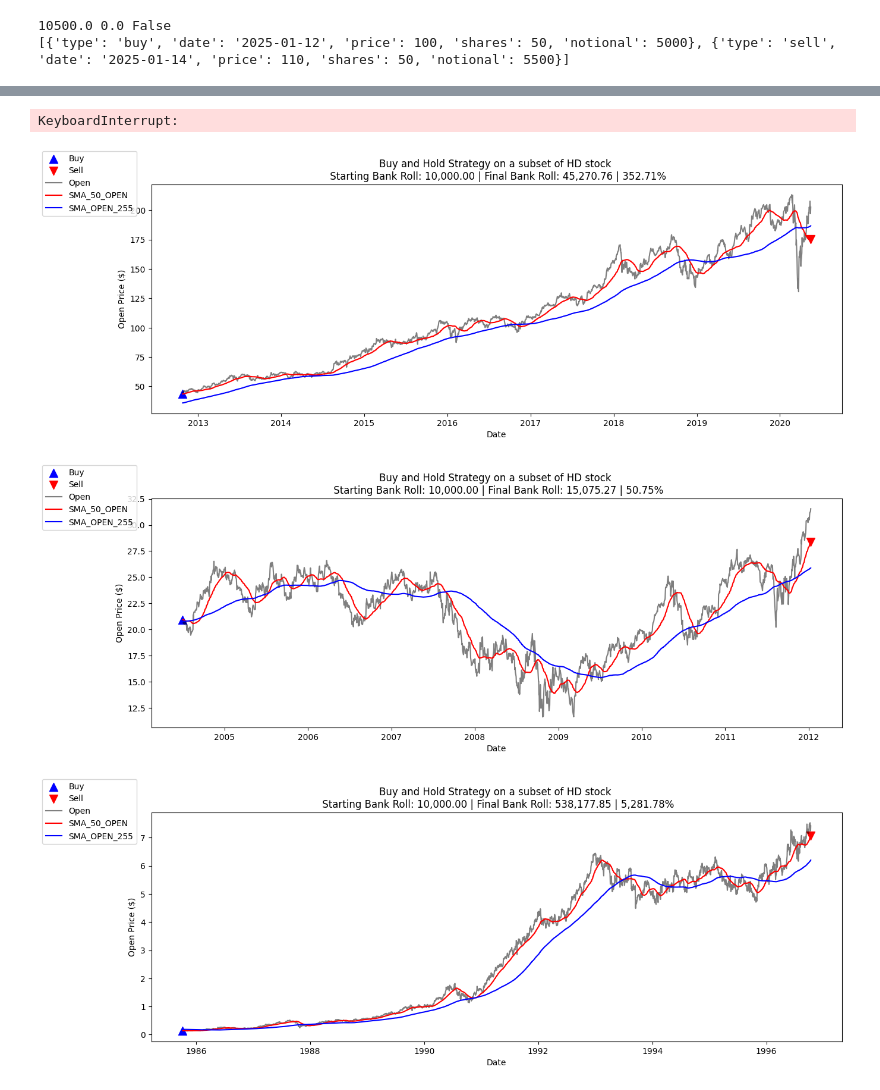
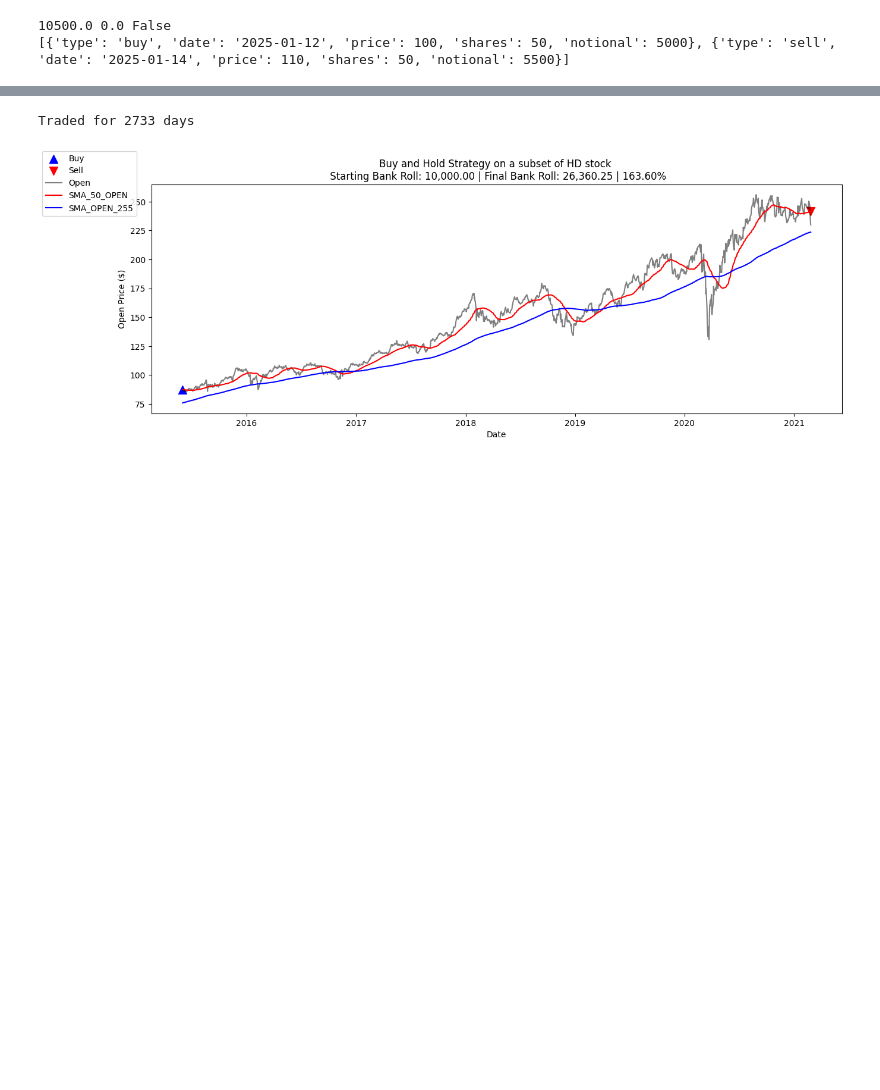
Before and after one commit to jhatch3/finance_ds_projects, a Jupyter notebook: crypto_stock_vol/data.ipynb, the cells around one changed output, grey strips where cells are left out. Cells and saved outputs as stored; diff of their text form; code cells hidden in the pictures; blank space fills up the shorter version.

Commit message:
Style graphs, refactor code and write whtiepaper

```diff
--- a/crypto_stock_vol/data.ipynb
+++ b/crypto_stock_vol/data.ipynb
@@ -300,49 +300,51 @@ fig.show()
+# %%
+len_of_strategy = len(df)
+len_of_strategy / 365
+print(f"Traded for {len_of_strategy} days")
+# %% [output]
+Traded for 2733 days
 # %%
 from time import sleep
 
 
 
-while(True):
-    sleep(1)
-    starting_ammunt = 10_000
-    inv = Investor("foo", cash=starting_ammunt)
 
-    rng = np.random.default_rng()
-    start = rng.integers(0, len(data.index))
-    end = rng.integers(start+1, len(data.index))
+starting_ammunt = 10_000
+inv = Investor("foo", cash=starting_ammunt)
 
-    df = data.iloc[start:end].copy()
+rng = np.random.default_rng()
+start = rng.integers(0, len(data.index))
+end = rng.integers(start+1, len(data.index))
+
+df = data.iloc[start:end].copy()
 
 
-    fig, ax = plt.subplots()
+fig, ax = plt.subplots()
 
 
-    date = df.index[0]
-    place_order(inv, "buy",  date, price=df.loc[date]["Open"][stock], shares= (inv.cash // df.loc[date]["Open"][stock] - 1))
-    plot_buy_sell(ax, "buy", date)
+date = df.index[0]
+place_order(inv, "buy",  date, price=df.loc[date]["Open"][stock], shares= (inv.cash // df.loc[date]["Open"][stock] - 1))
+plot_buy_sell(ax, "buy", date)
 
-    date = df.index[-1]
-    place_order(inv, "sell",  date, price=df.loc[date]["Open"][stock])
-    plot_buy_sell(ax, "sell", date)
+date = df.index[-1]
+place_order(inv, "sell",  date, price=df.loc[date]["Open"][stock])
+plot_buy_sell(ax, "sell", date)
 
-    ax.plot(df.index, df["Open"], label="Open", color="black", alpha=0.5)
-    ax.plot(df.index, df["SMA_OPEN_50"], label="SMA_50_OPEN", color="r")
-    ax.plot(df.index, df["SMA_OPEN_255"], label="SMA_OPEN_255", color="b")
+ax.plot(df.index, df["Open"], label="Open", color="black", alpha=0.5)
+ax.plot(df.index, df["SMA_OPEN_50"], label="SMA_50_OPEN", color="r")
+ax.plot(df.index, df["SMA_OPEN_255"], label="SMA_OPEN_255", color="b")
 
-    if inv.position_open:
-        print(f"Closing")
-        place_order(inv, "sell",  df.index[-1], price=df.loc[df.index[-1]]["Open"][stock])
-        plot_buy_sell(ax, "sell", df.index[-1])
+if inv.position_open:
+    print(f"Closing")
+    place_order(inv, "sell",  df.index[-1], price=df.loc[df.index[-1]]["Open"][stock])
+    plot_buy_sell(ax, "sell", df.index[-1])
 
-    ax.set_title(f"Buy and Hold Strategy on a subset of {stock} stock \n Starting Bank Roll: {starting_ammunt:,.2f} | Final Bank Roll: {round(inv.cash,2):,.2f} | {((inv.cash - starting_ammunt) / starting_ammunt) * 100:,.2f}%")
-    ax.set_xlabel("Date")
-    ax.set_ylabel("Open Price ($)")
+ax.set_title(f"Buy and Hold Strategy on a subset of {stock} stock \n Starting Bank Roll: {starting_ammunt:,.2f} | Final Bank Roll: {round(inv.cash,2):,.2f} | {((inv.cash - starting_ammunt) / starting_ammunt) * 100:,.2f}%")
+ax.set_xlabel("Date")
+ax.set_ylabel("Open Price ($)")
 
-    fig.set_size_inches([15,5])
-    fig.legend(loc="upper left")
-    fig.show()
+fig.set_size_inches([15,5])
+fig.legend(loc="upper left")
+fig.show()
 # %% [output]
-KeyboardInterrupt:
-[figure, old version]
+[figure, new version]
-[figure, removed]
-[figure, removed]
```
Also changed, not shown: parts of 8 cells of this notebook.
